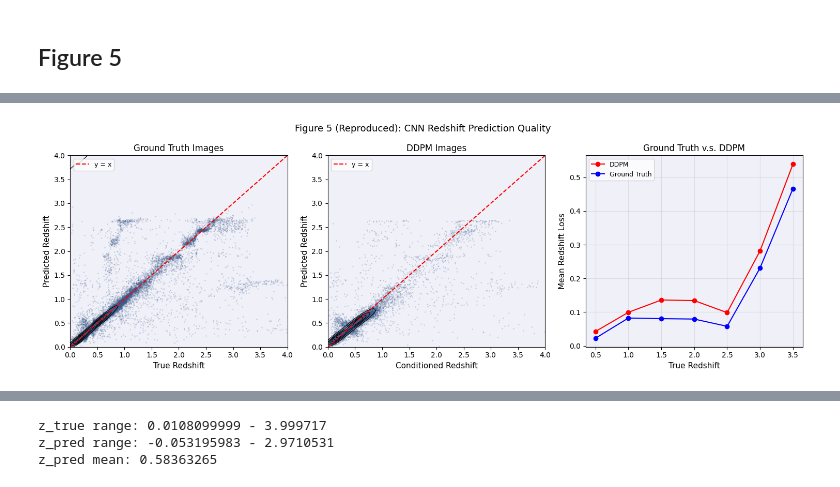
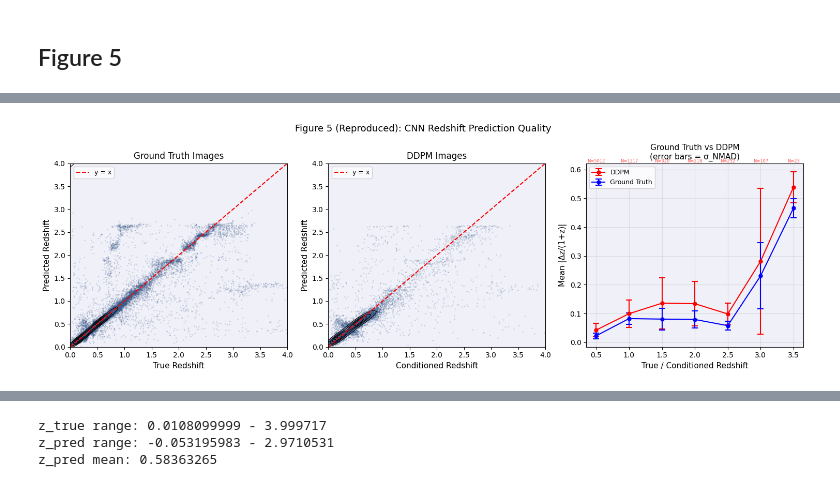
Before and after one commit to WenyeSong/Diffusion_Galaxy_generation, a Jupyter notebook: CNN_Redshift/evaluate_cnn_wy.ipynb, the cells around one changed output, grey strips where cells are left out. Cells and saved outputs as stored; diff of their text form; code cells hidden in the pictures.

```diff
--- a/CNN_Redshift/evaluate_cnn_wy.ipynb
+++ b/CNN_Redshift/evaluate_cnn_wy.ipynb
@@ -137,0 +161,10 @@ Expected path: /Users/wen/Desktop/project/lizarraga_2024-main/generated_images
+# %%
+## Save predictions to cache
+if z_gen_cond is not None:
+    np.savez(CACHE_FILE,
+             z_true=z_true,
+             z_pred=z_pred,
+             z_gen_cond=z_gen_cond,
+             z_gen_pred=z_gen_pred)
+    print(f"Saved to cache: {CACHE_FILE}")
+    print(f"  Next time just run the 'Load from cache' cell and skip to Figure 5.")
@@ -159,6 +195,10 @@ def plot_scatter_kde(ax, x, y, xlabel, ylabel, title, n_sample=8000):
     ax.set_ylim(0, 4)
     ax.legend(fontsize=9)
 
+def nmad(values):  # added nmad
+    """σ_NMAD = 1.4826 × median(|x - median(x)|)"""
+    return 1.4826 * np.median(np.abs(values - np.median(values)))
+
 n_panels = 3 if z_gen_cond is not None else 1
 fig, axes = plt.subplots(1, n_panels, figsize=(5*n_panels, 5))
 if n_panels == 1:
@@ -173,28 +213,71 @@ if z_gen_cond is not None:
     plot_scatter_kde(axes[1], z_gen_cond, z_gen_pred,
                      'Conditioned Redshift', 'Predicted Redshift', 'DDPM Images')
 
-    # Right: mean redshift loss per bin
+    # Right: mean |Δz/(1+z)| per bin with NMAD error bars
     bins = np.arange(0.25, 4.1, 0.5)
     bin_centers = bins[:-1] + 0.25
-    real_loss, gen_loss = [], []
+
+    real_mean, real_err, real_n = [], [], []
+    gen_mean,  gen_err,  gen_n  = [], [], []
+
     for lo, hi in zip(bins[:-1], bins[1:]):
-        mask_r = (z_true >= lo) & (z_true < hi)
+        mask_r = (z_true    >= lo) & (z_true    < hi)
         mask_g = (z_gen_cond >= lo) & (z_gen_cond < hi)
-        real_loss.append(np.mean(np.abs(z_pred[mask_r] - z_true[mask_r]) / (1 + z_true[mask_r])) if mask_r.sum() > 0 else np.nan)
-        gen_loss.append(np.mean(np.abs(z_gen_pred[mask_g] - z_gen_cond[mask_g]) / (1 + z_gen_cond[mask_g])) if mask_g.sum() > 0 else np.nan)
 
-    axes[2].set_facecolor('#f0f0f8')
-    axes[2].plot(bin_centers, gen_loss,  'ro-', label='DDPM')
-    axes[2].plot(bin_centers, real_loss, 'bo-', label='Ground Truth')
-    axes[2].set_xlabel('True Redshift', fontsize=11)
-    axes[2].set_ylabel(r'Mean Redshift Loss', fontsize=11)
-    axes[2].set_title('Ground Truth v.s. DDPM', fontsize=12)
-    axes[2].legend(fontsize=9)
-    axes[2].grid(True, alpha=0.3)
+        # per-galaxy |Δz/(1+z)|
+        dz_r = np.abs(z_pred[mask_r]     - z_true[mask_r])    / (1 + z_true[mask_r])
+        dz_g = np.abs(z_gen_pred[mask_g] - z_gen_cond[mask_g]) / (1 + z_gen_cond[mask_g])
+
+        if mask_r.sum() > 1:
+            real_mean.append(np.mean(dz_r))
+            real_err.append(nmad(dz_r))   # NMAD as spread indicator
+            real_n.append(mask_r.sum())
+        else:
+            real_mean.append(np.nan); real_err.append(np.nan); real_n.append(0)
+
+        if mask_g.sum() > 1:
+            gen_mean.append(np.mean(dz_g))
+            gen_err.append(nmad(dz_g))
+            gen_n.append(mask_g.sum())
+        else:
+            gen_mean.append(np.nan); gen_err.append(np.nan); gen_n.append(0)
+
+    real_mean = np.array(real_mean); real_err = np.array(real_err)
+    gen_mean  = np.array(gen_mean);  gen_err  = np.array(gen_err)
+
+    ax = axes[2]
+    ax.set_facecolor('#f0f0f8')
+
+    ax.errorbar(bin_centers, gen_mean,  yerr=gen_err,
+                fmt='ro-', capsize=4, capthick=1.5, elinewidth=1.5,
+                markersize=5, label='DDPM')
+    ax.errorbar(bin_centers, real_mean, yerr=real_err,
+                fmt='bo-', capsize=4, capthick=1.5, elinewidth=1.5,
+                markersize=5, label='Ground Truth')
+
+    # annotate N per bin (DDPM) at top of plot
+    for xc, n in zip(bin_centers, gen_n):
+        if n > 0:
+            ax.text(xc, ax.get_ylim()[1] if ax.get_ylim()[1] > 0 else 0.6,
+                    f'N={n}', ha='center', va='bottom', fontsize=6, color='red', alpha=0.7)
+
+    ax.set_xlabel('True / Conditioned Redshift', fontsize=11)
+    ax.set_ylabel('Mean |Δz/(1+z)|', fontsize=11)
+    ax.set_title('Ground Truth vs DDPM\n(error bars = σ_NMAD)', fontsize=11)
+    ax.legend(fontsize=9)
+    ax.grid(True, alpha=0.3)
+
+    # print per-bin summary
+    print("\nPer-bin summary:")
+    print(f"{'Bin':>12} {'GT mean':>9} {'GT NMAD':>9} {'GT N':>7}  {'GEN mean':>9} {'GEN NMAD':>9} {'GEN N':>7}")
+    for i, (lo, hi) in enumerate(zip(bins[:-1], bins[1:])):
+        print(f"z={lo:.2f}-{hi:.2f}  {real_mean[i]:9.4f} {real_err[i]:9.4f} {real_n[i]:7d}  "
+              f"{gen_mean[i]:9.4f} {gen_err[i]:9.4f} {gen_n[i]:7d}")
 
 plt.suptitle('Figure 5 (Reproduced): CNN Redshift Prediction Quality', fontsize=13)
 plt.tight_layout()
-plt.savefig('/Users/wen/Desktop/project/lizarraga_2024-main/Metrics/figure5_reproduce.png', dpi=150, bbox_inches='tight')
+plt.savefig('/Users/wen/Desktop/project/lizarraga_2024-main/Metrics/figure5_reproduce.png',
+            dpi=150, bbox_inches='tight')
 plt.show()
 print('Saved: figure5_reproduce.png')
 # %% [output]
@@ -201 +293 @@ print('Saved: figure5_reproduce.png')
-[figure, old version]
+[figure, new version]
```
Also changed, not shown: parts of 7 cells of this notebook, 37 other files.
